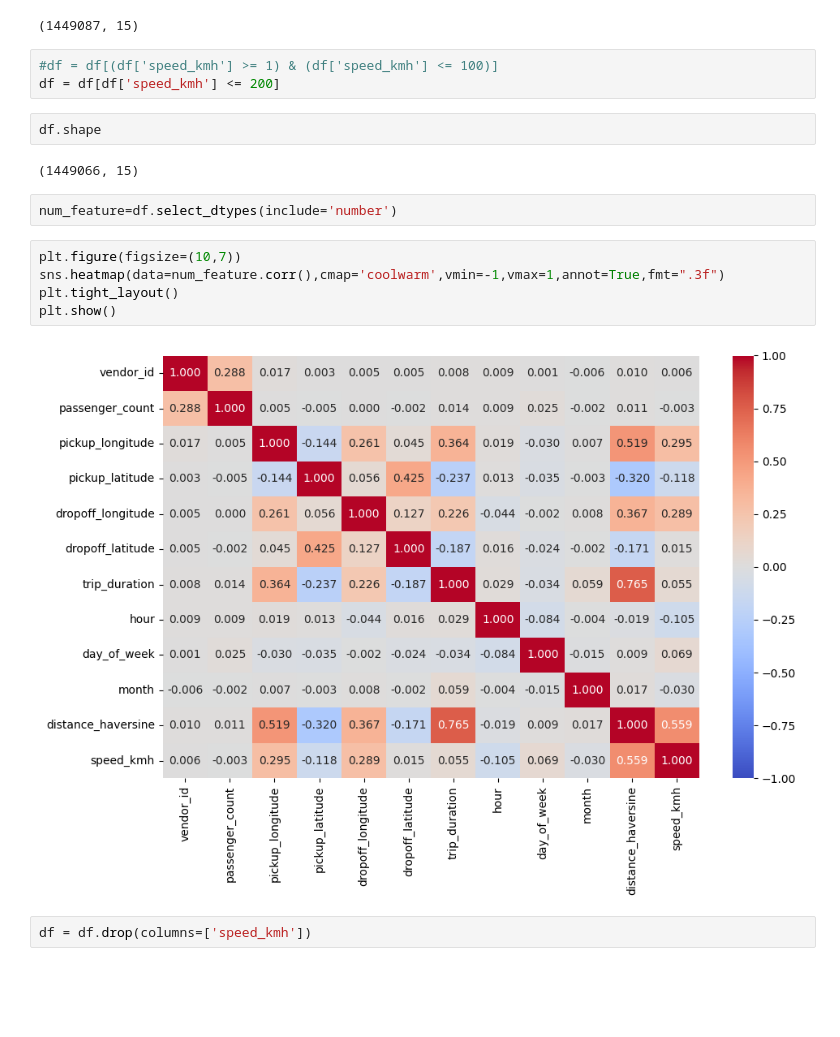
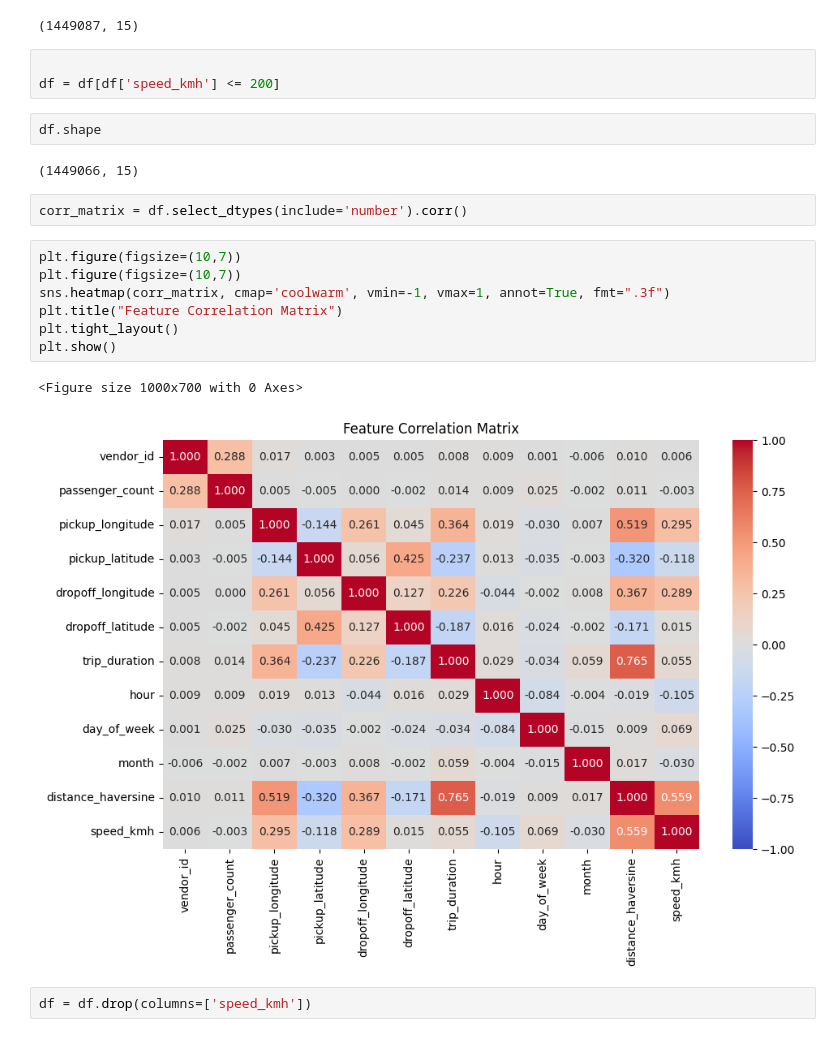
Before and after one commit to Handras18/NYC-Taxi-Trip-Duration, a Jupyter notebook: 01_eda.ipynb, the cells around one changed output. Saved outputs shown, nothing was run; the diff lists cells and outputs as text; blank space fills up the shorter version.

```diff
--- a/01_eda.ipynb
+++ b/01_eda.ipynb
@@ -340,21 +357,24 @@ df.shape
 # %% [output]
 (1449087, 15)
 # %%
-#df = df[(df['speed_kmh'] >= 1) & (df['speed_kmh'] <= 100)]
+
 df = df[df['speed_kmh'] <= 200]
 # %%
 df.shape
 # %% [output]
 (1449066, 15)
-# %%
-num_feature=df.select_dtypes(include='number')
+# %%
+corr_matrix = df.select_dtypes(include='number').corr()
 # %%
 plt.figure(figsize=(10,7))
-sns.heatmap(data=num_feature.corr(),cmap='coolwarm',vmin=-1,vmax=1,annot=True,fmt=".3f")
+plt.figure(figsize=(10,7))
+sns.heatmap(corr_matrix, cmap='coolwarm', vmin=-1, vmax=1, annot=True, fmt=".3f")
+plt.title("Feature Correlation Matrix")
 plt.tight_layout()
 plt.show()
 # %% [output]
+<Figure size 1000x700 with 0 Axes>
-[figure, old version]
+[figure, new version]
 # %%
 df = df.drop(columns=['speed_kmh'])
 # %%
```
Also changed, not shown: parts of 17 cells of this notebook.
